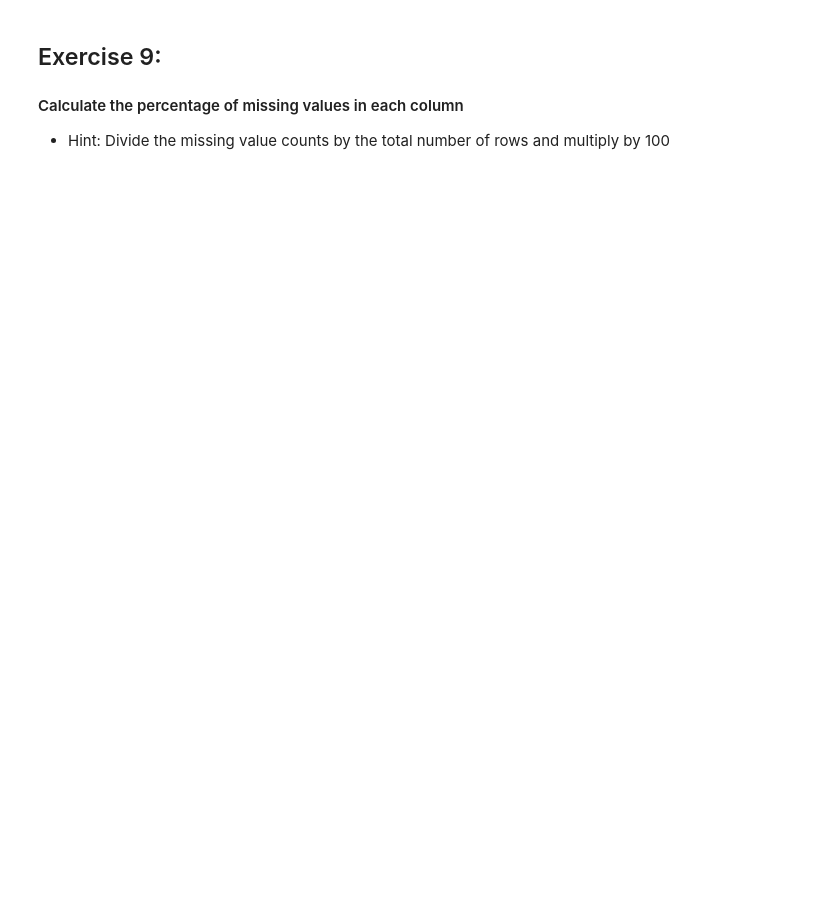
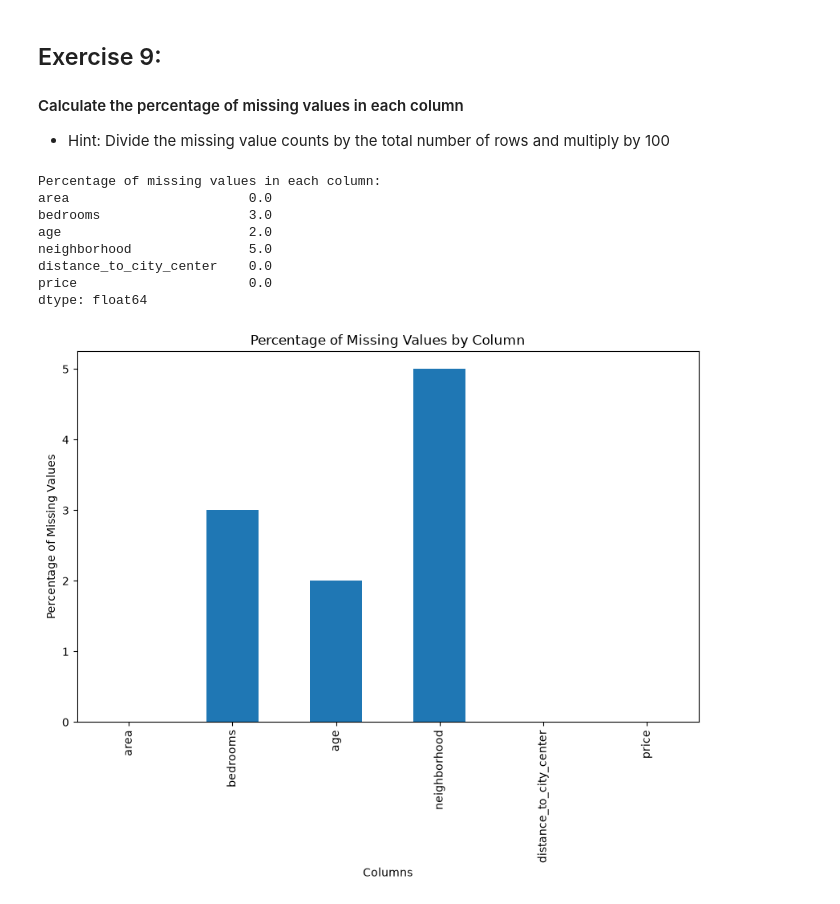
Before and after one commit to scao-su/ist407-fs26-student, a Jupyter notebook: weekly/04-ml-projects/assignment/weekly-exercises.ipynb, the cells around one changed output. Cells and saved outputs as stored; diff of their text form; code cells hidden in the pictures; blank space fills up the shorter version.

```diff
--- a/weekly/04-ml-projects/assignment/weekly-exercises.ipynb
+++ b/weekly/04-ml-projects/assignment/weekly-exercises.ipynb
@@ -141,6 +214,6 @@ plt.show()
 # %%
 # TODO: Check for missing values in each column
 # Hint: Use df.isnull().sum()
-missing_values = # Your code here
+missing_values = df.isnull().sum()
 print("Missing values in each column:")
 print(missing_values)
@@ -152,14 +234,24 @@ print(missing_values)
 - Hint: Divide the missing value counts by the total number of rows and multiply by 100
 # %%
 
-missing_percentages = # Your code here
+missing_percentages = (missing_values / len(df)) * 100
 print("\nPercentage of missing values in each column:")
 print(missing_percentages)
 
 # Visualize missing values
 plt.figure(figsize=(10, 6))
 missing_percentages.plot(kind='bar')
 plt.title('Percentage of Missing Values by Column')
 plt.xlabel('Columns')
 plt.ylabel('Percentage of Missing Values')
 plt.show()
+# %% [output]
+Percentage of missing values in each column:
+area                       0.0
+bedrooms                   3.0
+age                        2.0
+neighborhood               5.0
+distance_to_city_center    0.0
+price                      0.0
+dtype: float64
+[figure, added]
```
Also changed, not shown: parts of 8 cells of this notebook, 1 other file.
